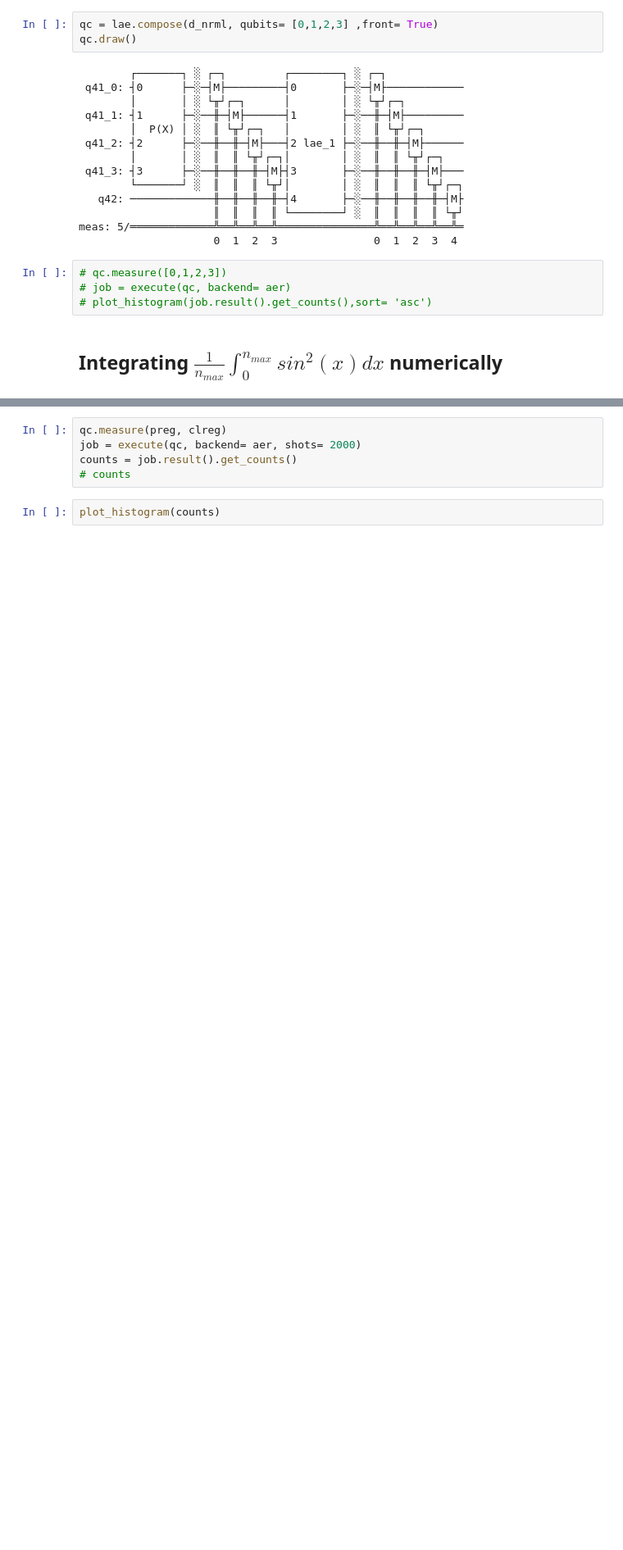
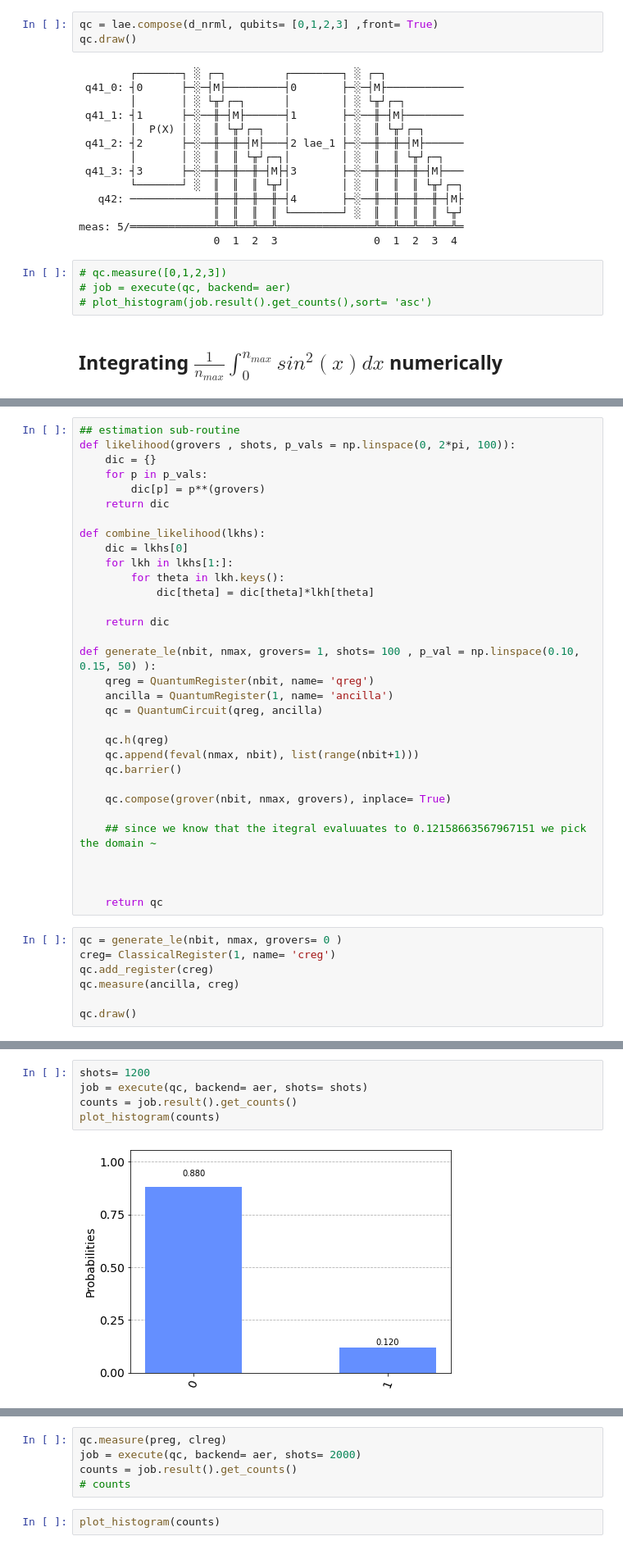
Before and after one commit to speQtrum/QulabsWorkspace-Rajarshi, a Jupyter notebook: QAE_applications.ipynb, the cells around one changed output, grey strips where cells are left out. Shown: that part at 82% size. Saved outputs shown, nothing was run; the diff lists cells and outputs as text; blank space fills up the shorter version.

```diff
--- a/QAE_applications.ipynb
+++ b/QAE_applications.ipynb
@@ -236,0 +243,39 @@ ancilla: ─────┤5        ├─░─
+# %%
+## estimation sub-routine
+def likelihood(grovers , shots, p_vals = np.linspace(0, 2*pi, 100)):
+    dic = {}
+    for p in p_vals:
+        dic[p] = p**(grovers)
+    return dic
+
+def combine_likelihood(lkhs):
+    dic = lkhs[0]
+    for lkh in lkhs[1:]:
+        for theta in lkh.keys():
+            dic[theta] = dic[theta]*lkh[theta]
+
+    return dic
+
+def generate_le(nbit, nmax, grovers= 1, shots= 100 , p_val = np.linspace(0.10, 0.15, 50) ):
+    qreg = QuantumRegister(nbit, name= 'qreg')
+    ancilla = QuantumRegister(1, name= 'ancilla')
+    qc = QuantumCircuit(qreg, ancilla)
+
+    qc.h(qreg)
+    qc.append(feval(nmax, nbit), list(range(nbit+1)))
+    qc.barrier()
+
+    qc.compose(grover(nbit, nmax, grovers), inplace= True)
+
+    ## since we know that the itegral evaluuates to 0.12158663567967151 we pick the domain ~
+
+
+
+    return qc
+# %%
+qc = generate_le(nbit, nmax, grovers= 0 )
+creg= ClassicalRegister(1, name= 'creg')
+qc.add_register(creg)
+qc.measure(ancilla, creg)
+
+qc.draw()
@@ -236,0 +300,7 @@ ancilla: ─────┤5        ├─░─
+# %%
+shots= 1200
+job = execute(qc, backend= aer, shots= shots)
+counts = job.result().get_counts()
+plot_histogram(counts)
+# %% [output]
+[figure, added]
```
Also changed, not shown: parts of 15 cells of this notebook.
